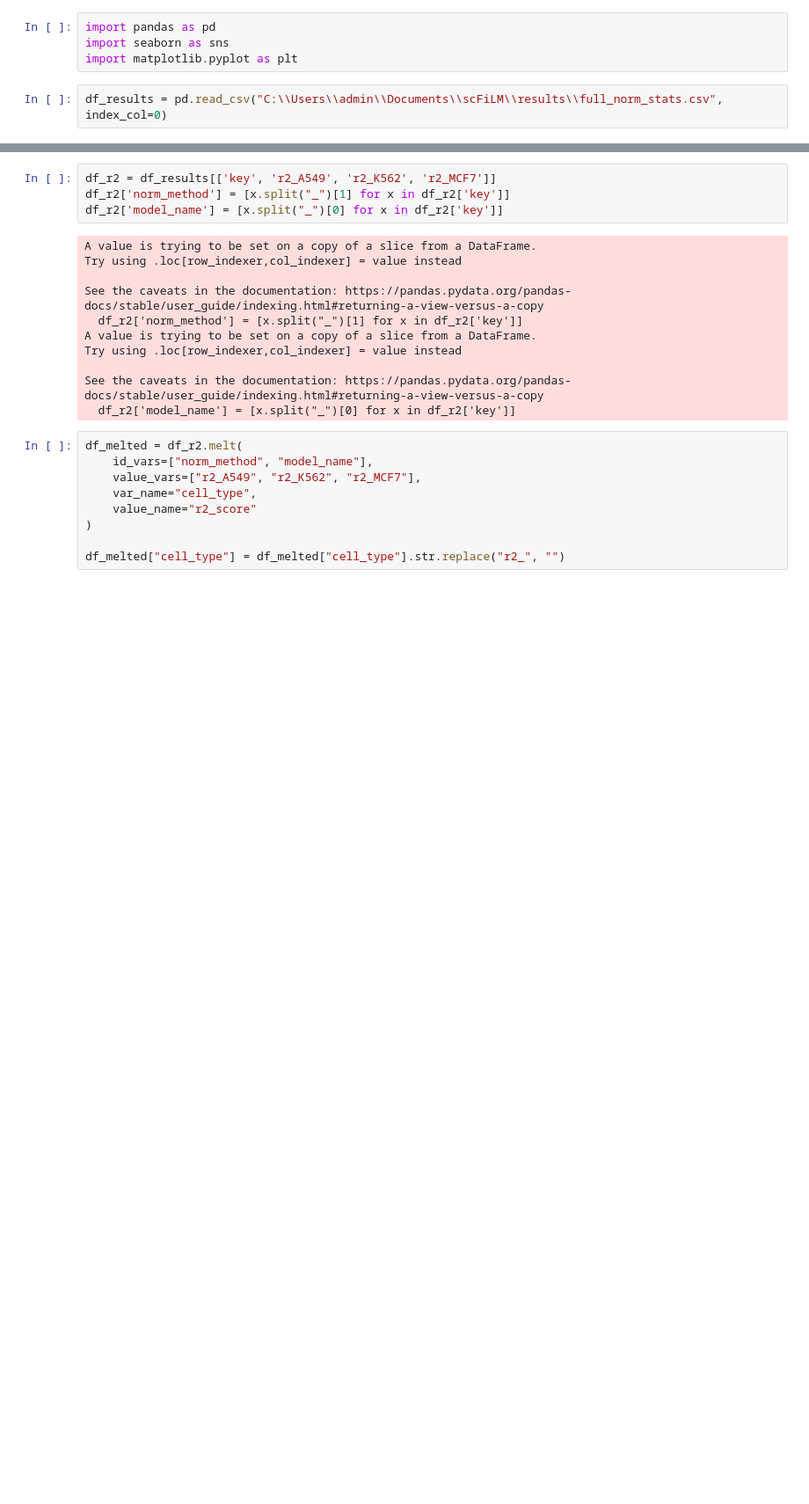
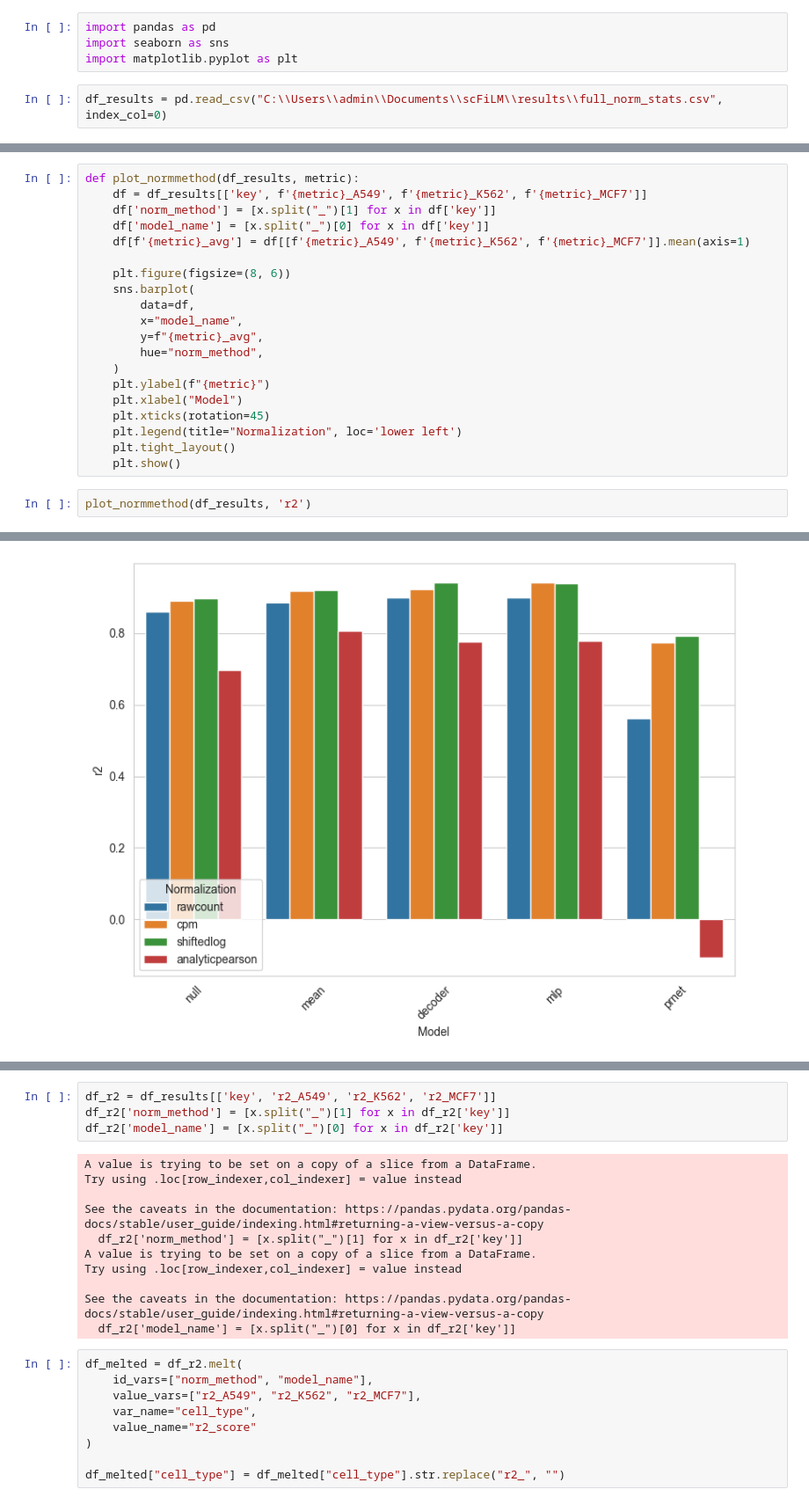
Before and after one commit to VictorCurean/scCPP, a Jupyter notebook: src/notebooks/results_norm_figures.ipynb, the cells around one changed output, grey strips where cells are left out. Shown at 88% size. Cells and saved outputs as stored; diff of their text form; blank space fills up the shorter version.

```diff
--- a/src/notebooks/results_norm_figures.ipynb
+++ b/src/notebooks/results_norm_figures.ipynb
@@ -26,0 +28,23 @@ df_results = df_results
+# %%
+def plot_normmethod(df_results, metric):
+    df = df_results[['key', f'{metric}_A549', f'{metric}_K562', f'{metric}_MCF7']]
+    df['norm_method'] = [x.split("_")[1] for x in df['key']]
+    df['model_name'] = [x.split("_")[0] for x in df['key']]
+    df[f'{metric}_avg'] = df[[f'{metric}_A549', f'{metric}_K562', f'{metric}_MCF7']].mean(axis=1)
+
+    plt.figure(figsize=(8, 6))
+    sns.barplot(
+        data=df,
+        x="model_name",
+        y=f"{metric}_avg",
+        hue="norm_method",
+    )
+    plt.ylabel(f"{metric}")
+    plt.xlabel("Model")
+    plt.xticks(rotation=45)
+    plt.legend(title="Normalization", loc='lower left')
+    plt.tight_layout()
+    plt.show()
+# %%
+plot_normmethod(df_results, 'r2')
+# %% [output]
@@ -26,0 +66 @@ df_results = df_results
+[figure, added]
```
Also changed, not shown: parts of 14 cells of this notebook, 7 other files.
